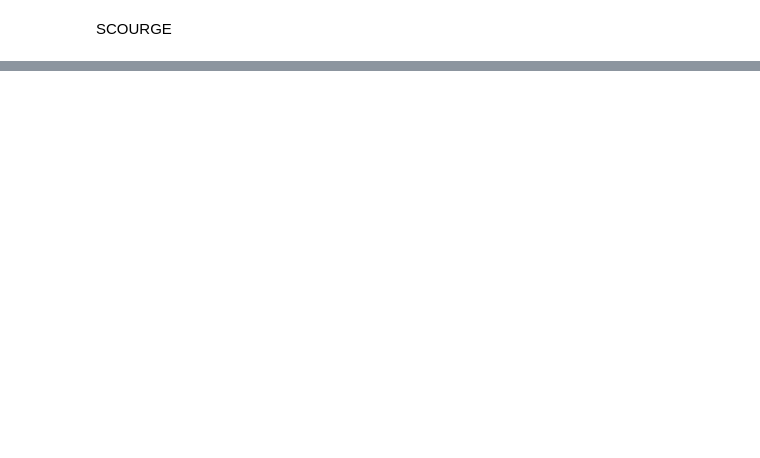
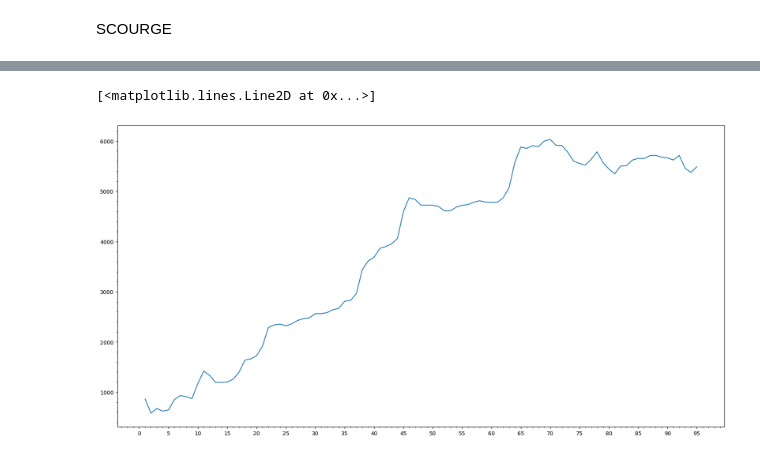
Before and after one commit to 0olol/POE-Market-Price-Analysis, a Jupyter notebook: mirrorShard.ipynb, the cells around one changed output, grey strips where cells are left out. Drawn from its saved outputs; the diff is of its cells as text; code cells hidden in the pictures; blank space fills up the shorter version.

```diff
--- a/mirrorShard.ipynb
+++ b/mirrorShard.ipynb
@@ -146,0 +409,12 @@ fig.show()
+# %%
+fig, ax = plt.subplots(figsize=(20,10))
+plt.title('', fontsize=15,fontweight='bold')
+ax.xaxis.set_minor_locator(MultipleLocator(1))
+ax.xaxis.set_major_locator(MultipleLocator(5))
+# ax.yaxis.set_major_formatter(PercentFormatter(xmax=1))
+ax.yaxis.set_minor_locator(AutoMinorLocator(5))
+
+ax.plot(archnemesis_Ref1stDay['Days'],archnemesis_Ref1stDay['Value'],label = 'Archnemesis')
+# %% [output]
+[<matplotlib.lines.Line2D at 0x...>]
+[figure, added]
```
Also changed, not shown: parts of 23 cells of this notebook, 1 other file.
